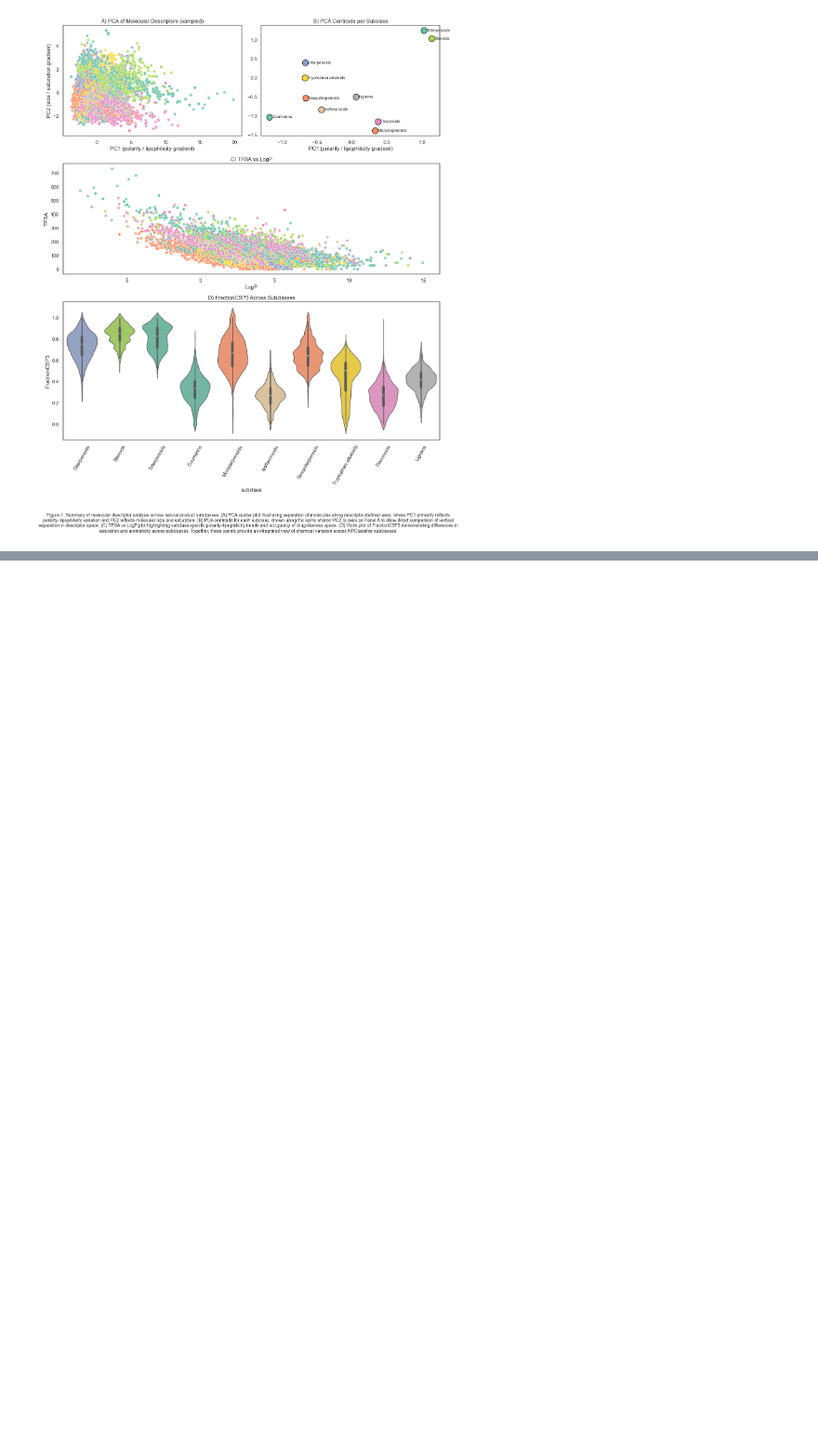
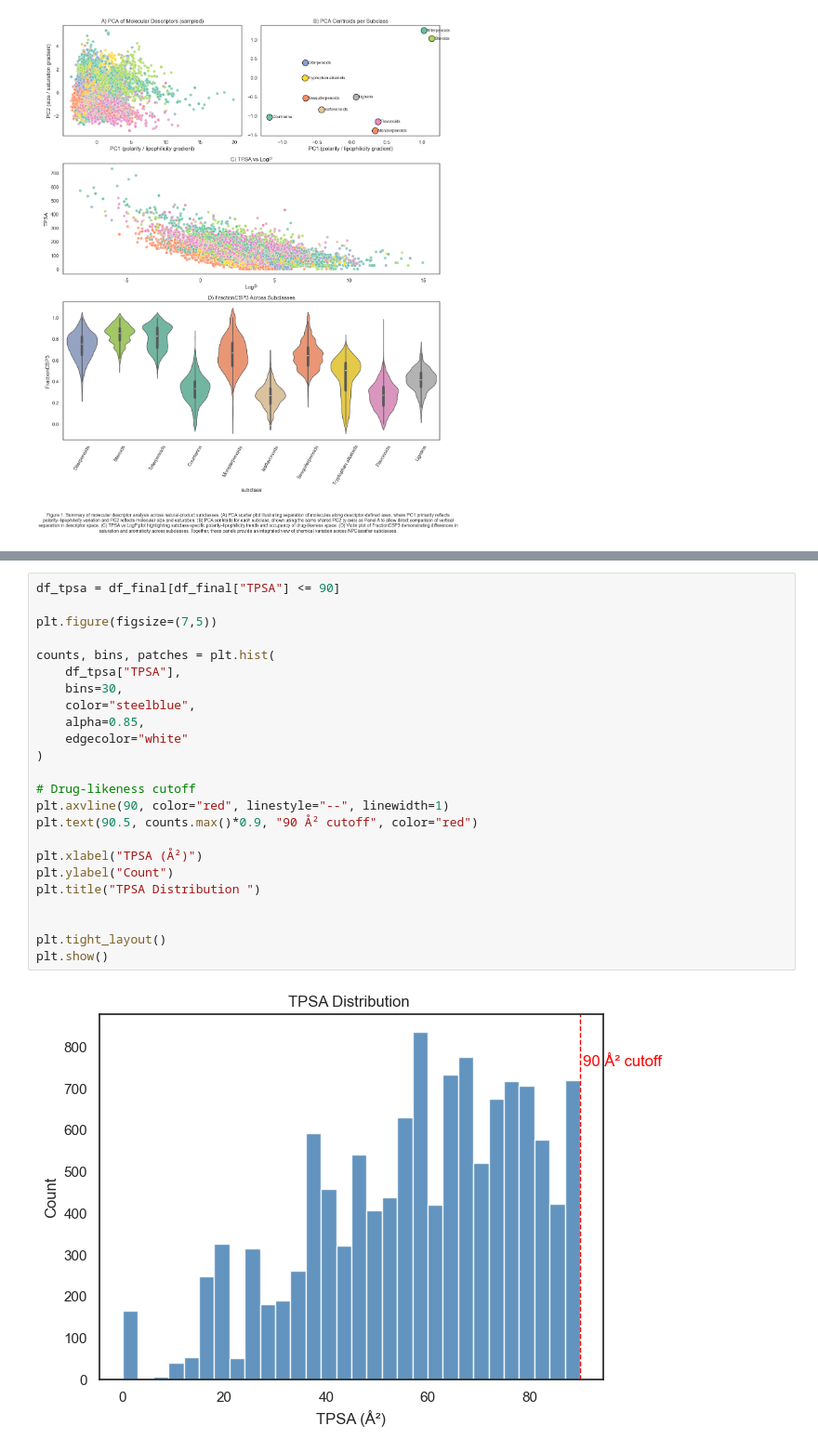
Before and after one commit to Hassan-Haydar/DSA103, a Jupyter notebook: LifeScienceData/project/final_project.ipynb, the cells around one changed output, grey strips where cells are left out. Shown at 93% size. Drawn from its saved outputs; the diff is of its cells as text; blank space fills up the shorter version.

```diff
--- a/LifeScienceData/project/final_project.ipynb
+++ b/LifeScienceData/project/final_project.ipynb
@@ -211,0 +244,26 @@ Passing `palette` without assigning `hue` is deprecated and will be removed in v
+# %%
+df_tpsa = df_final[df_final["TPSA"] <= 90]
+
+plt.figure(figsize=(7,5))
+
+counts, bins, patches = plt.hist(
+    df_tpsa["TPSA"],
+    bins=30,
+    color="steelblue",
+    alpha=0.85,
+    edgecolor="white"
+)
+
+# Drug-likeness cutoff
+plt.axvline(90, color="red", linestyle="--", linewidth=1)
+plt.text(90.5, counts.max()*0.9, "90 Å² cutoff", color="red")
+
+plt.xlabel("TPSA (Å²)")
+plt.ylabel("Count")
+plt.title("TPSA Distribution ")
+
+
+plt.tight_layout()
+plt.show()
+# %% [output]
+[figure, added]
```
Also changed, not shown: parts of 2 cells of this notebook.
